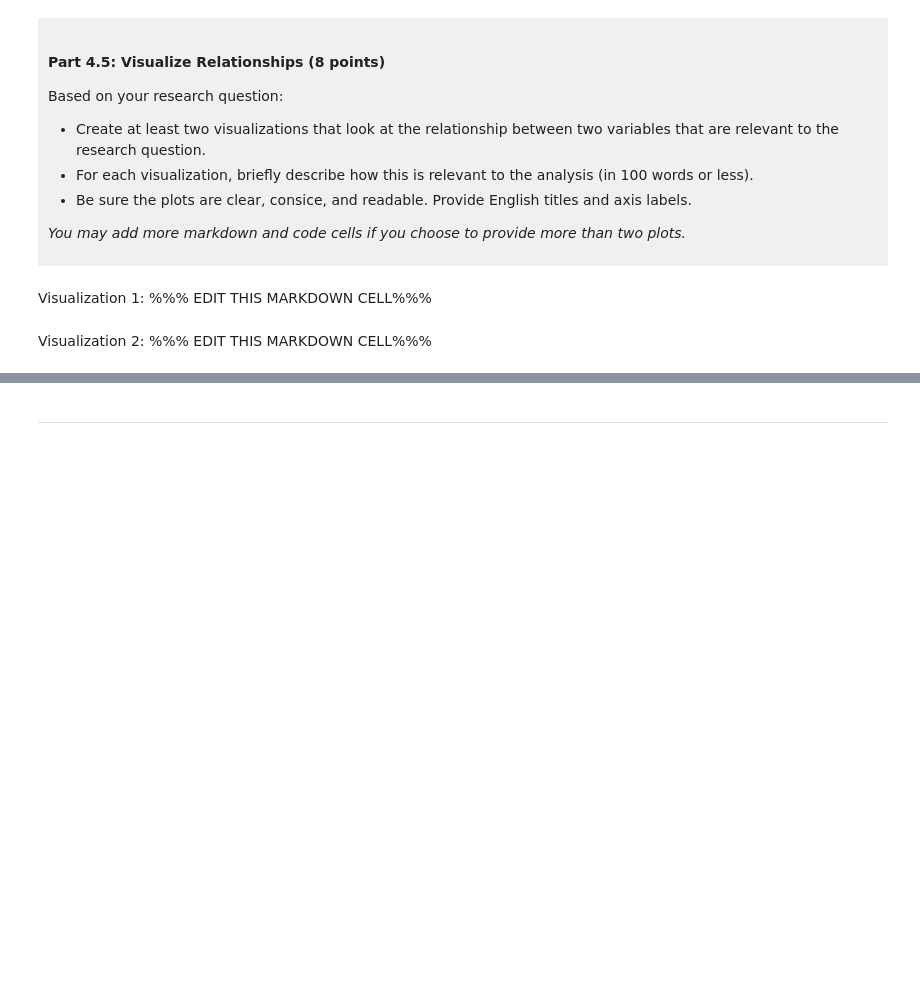
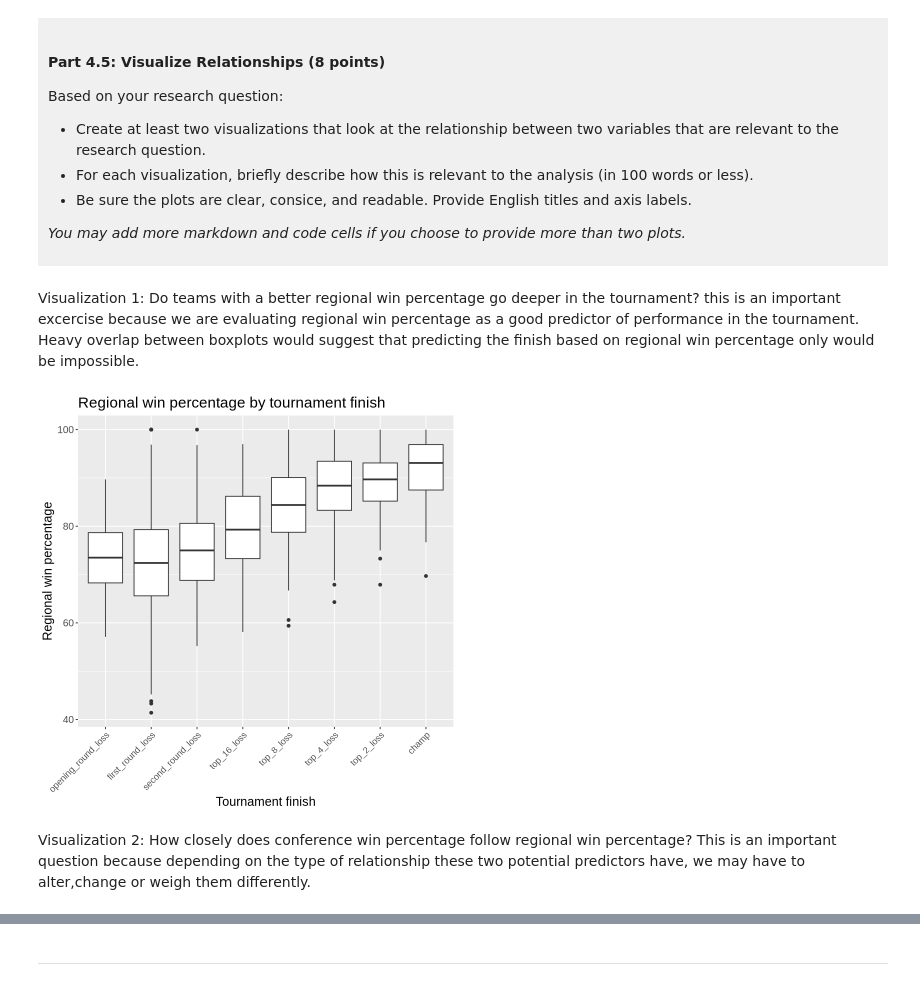
Before and after one commit to shayan631/dsci-100-project-shayan-miri, a Jupyter notebook: dsci-100-project-notebook.ipynb, the cells around one changed output, grey strips where cells are left out. Drawn from its saved outputs; the diff is of its cells as text; code cells hidden in the pictures; blank space fills up the shorter version.

```diff
--- a/dsci-100-project-notebook.ipynb
+++ b/dsci-100-project-notebook.ipynb
@@ -309,9 +392,18 @@ Based on your research question:
 *You may add more markdown and code cells if you choose to provide more than two plots.*
 </div>
 # %% [markdown]
-Visualization 1: %%% EDIT THIS MARKDOWN CELL%%%
+Visualization 1: Do teams with a better regional win percentage go deeper in the tournament? this is an important excercise because we are evaluating regional win percentage as a good predictor of performance in the tournament. Heavy overlap between boxplots would suggest that predicting the finish based on regional win percentage only would be impossible.
 # %%
-### EDIT THIS CODE CELL FOR VISUALIZATION 1###
+finish_order <- c("opening_round_loss", "first_round_loss", "second_round_loss", "top_16_loss", "top_8_loss", "top_4_loss", "top_2_loss", "champ")
+viz1 <- basketball_tidy |> mutate(tourney_finish = fct_relevel(tourney_finish, finish_order)) |>
+    ggplot(aes(x = tourney_finish, y = reg_wins_pct)) +
+    geom_boxplot() +
+    labs(x = "Tournament finish", y = "Regional win percentage", title = "Regional win percentage by tournament finish") +
+    theme(axis.text.x = element_text(angle = 45, size = 11, hjust = 1),
+         text = element_text(size = 15))
+viz1
+# %% [output]
+[figure, added]
 # %% [markdown]
-Visualization 2: %%% EDIT THIS MARKDOWN CELL%%%
+Visualization 2: How closely does conference win percentage follow regional win percentage? This is an important question because depending on the type of relationship these two potential predictors have, we may have to alter,change or weigh them differently.
 # %%
```
Also changed, not shown: parts of 8 cells of this notebook.
